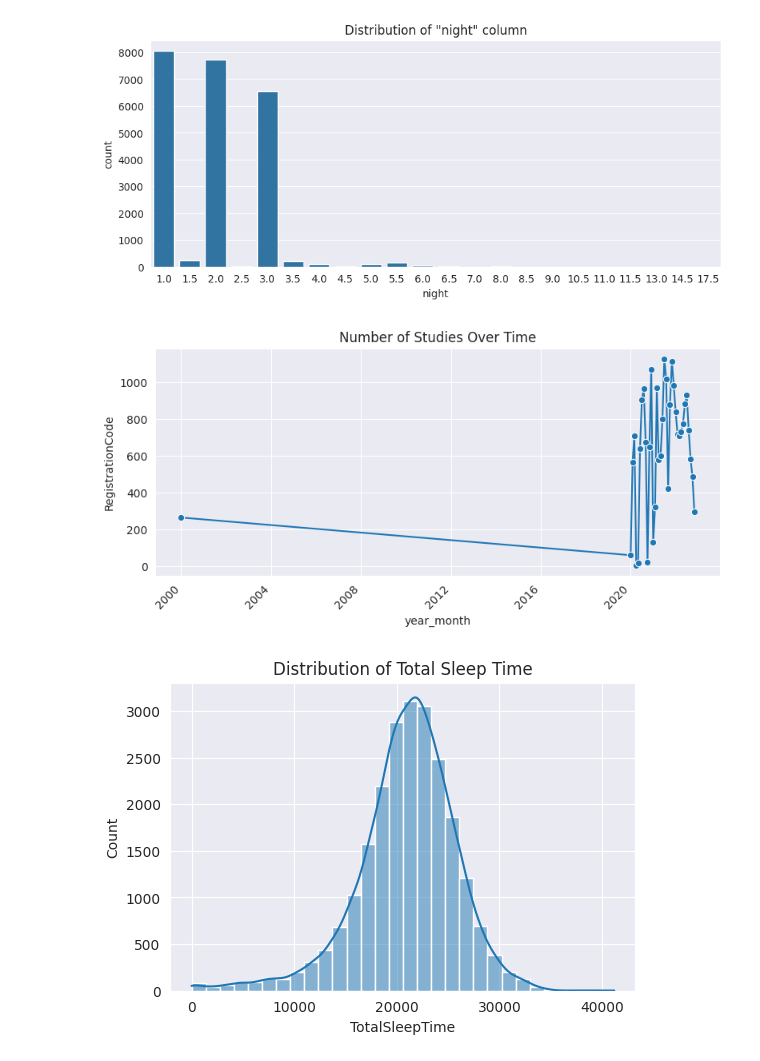
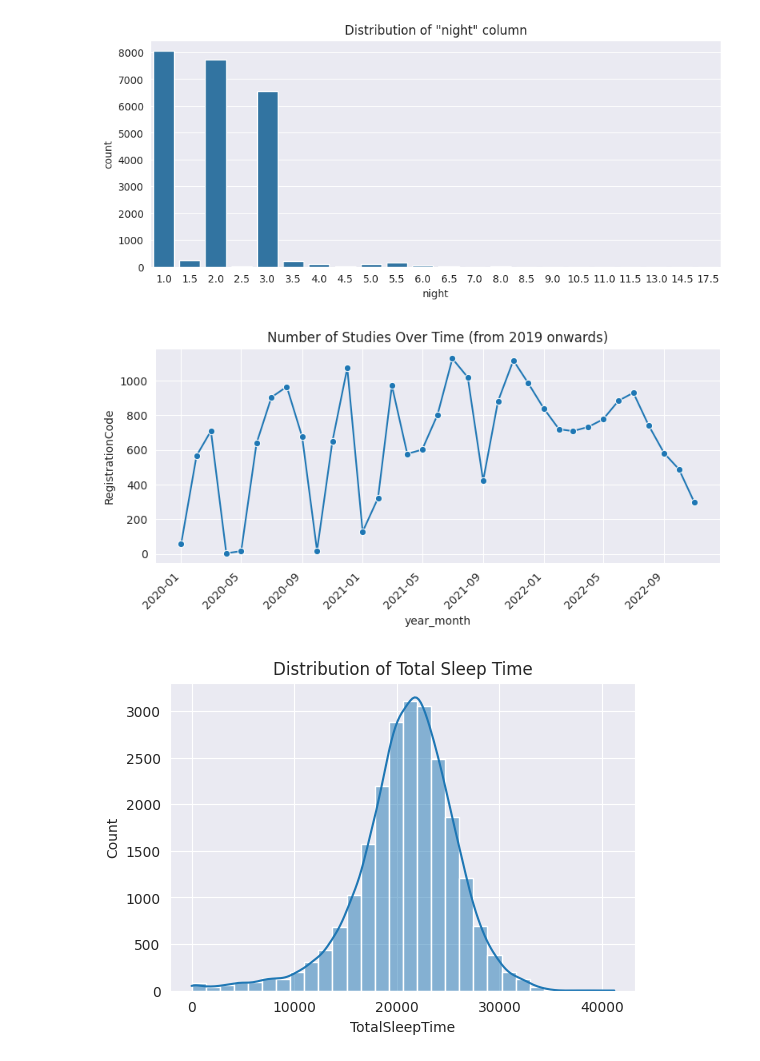
Before and after one commit to gavrielhan/MSc_Thesis, a Jupyter notebook: analysis_sleep.ipynb, the cells around one changed output. Cells and saved outputs as stored; diff of their text form; code cells hidden in the pictures.

```diff
--- a/analysis_sleep.ipynb
+++ b/analysis_sleep.ipynb
@@ -36,26 +38,29 @@ plt.show()
 # %% [output]
 [figure]
 # %%
-# In [4]:  Studies over time (line plot by month)
+# In [4]: Studies over time (line plot by month)
 # First convert Date to datetime, if not already
 df_sleep = df_sleep.reset_index()
 df_sleep['Date'] = pd.to_datetime(df_sleep['Date'], errors='coerce')
 
 # Convert to period and then to timestamp (representing the first day of the month)
 df_sleep['year_month'] = df_sleep['Date'].dt.to_period('M').dt.to_timestamp()
 
+# Filter out dates before 2019
+df_sleep = df_sleep[df_sleep['year_month'].dt.year >= 2018]
+
 # Group by the new column and count the number of RegistrationCode entries per month
 counts = df_sleep.groupby('year_month')['RegistrationCode'].count().reset_index()
 
 # Plot the lineplot with proper rotation for clarity
-plt.figure(figsize=(8,4))
+plt.figure(figsize=(8, 4))
 sns.lineplot(data=counts, x='year_month', y='RegistrationCode', marker='o')
 plt.xticks(rotation=45, ha="right")
-plt.title('Number of Studies Over Time')
+plt.title('Number of Studies Over Time (from 2019 onwards)')
 plt.tight_layout()
 plt.show()
 # %% [output]
-[figure, old version]
+[figure, new version]
 # %%
 # In [5]:  Histogram of TotalSleepTime
 plt.figure(figsize=(6,4))
```
Also changed, not shown: parts of 13 cells of this notebook.
